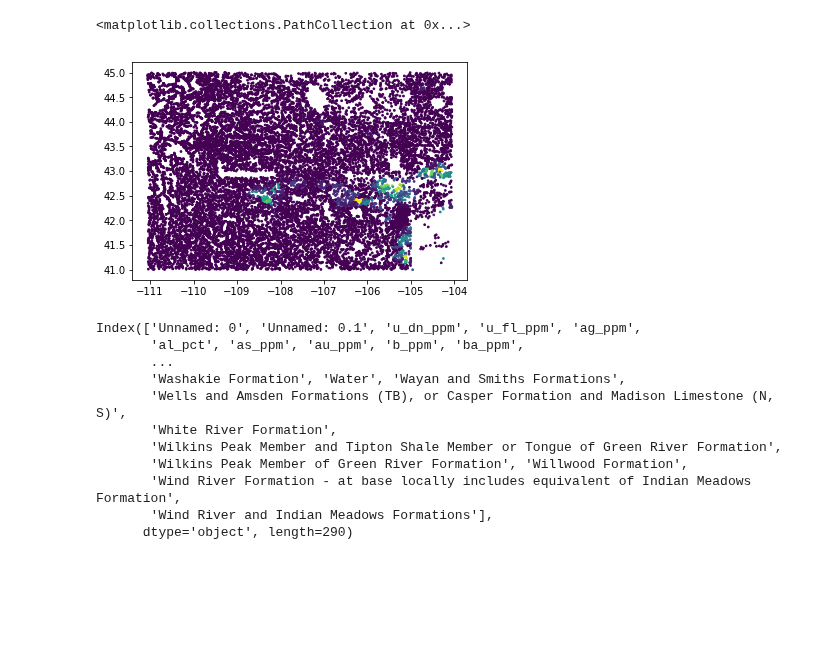
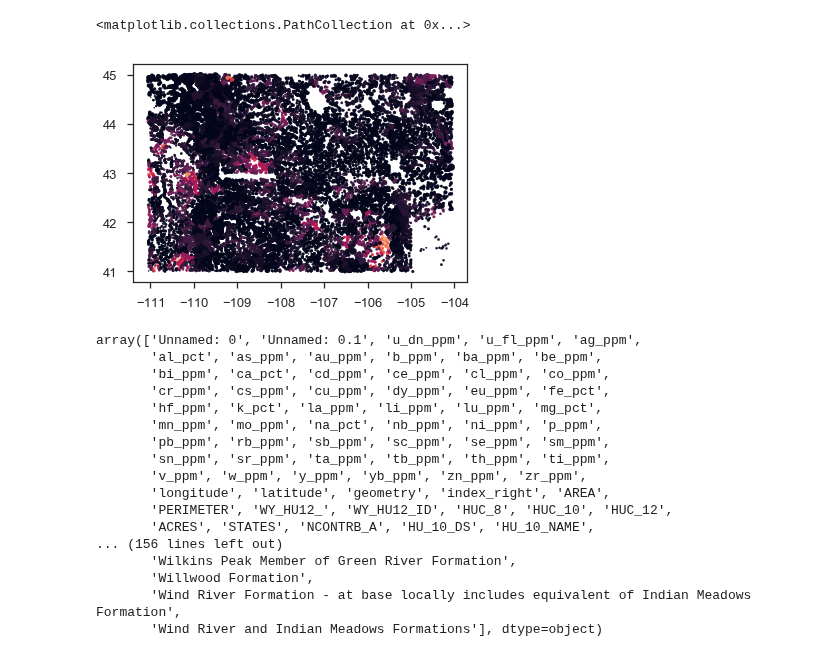
Before and after one commit to jessepisel/criticalandstrategic, a Jupyter notebook: Critical and strategic EDA with formations.ipynb, the cells around one changed output. Drawn from its saved outputs; the diff is of its cells as text; code cells hidden in the pictures; blank space fills up the shorter version.

```diff
--- a/Critical and strategic EDA with formations.ipynb
+++ b/Critical and strategic EDA with formations.ipynb
@@ -6,22 +8,28 @@ import matplotlib.pyplot as plt
 %matplotlib inline
 # %%
-data=pd.read_csv(r'J:\Geology\WSGS\hu_12_formations_points.csv')
+data=pd.read_csv(r'J:\Geology\WSGS\Projects\Critical Minerals\hu_12_formations_points.csv')
 # %%
-plt.scatter(data['longitude'], data['latitude'], s=3, c=data['White River Formation'])
+plt.scatter(data['longitude'], data['latitude'], s=data['co_ppm'], c=data['Alluvium and colluvium'])
 # %% [output]
 <matplotlib.collections.PathCollection at 0x...>
-[figure, old version]
+[figure, new version]
 # %%
-data.columns
+data.columns.values
 # %% [output]
-Index(['Unnamed: 0', 'Unnamed: 0.1', 'u_dn_ppm', 'u_fl_ppm', 'ag_ppm',
-       'al_pct', 'as_ppm', 'au_ppm', 'b_ppm', 'ba_ppm',
-       ...
-       'Washakie Formation', 'Water', 'Wayan and Smiths Formations',
-       'Wells and Amsden Formations (TB), or Casper Formation and Madison Limestone (N, S)',
-       'White River Formation',
-       'Wilkins Peak Member and Tipton Shale Member or Tongue of Green River Formation',
-       'Wilkins Peak Member of Green River Formation', 'Willwood Formation',
+array(['Unnamed: 0', 'Unnamed: 0.1', 'u_dn_ppm', 'u_fl_ppm', 'ag_ppm',
+       'al_pct', 'as_ppm', 'au_ppm', 'b_ppm', 'ba_ppm', 'be_ppm',
+       'bi_ppm', 'ca_pct', 'cd_ppm', 'ce_ppm', 'cl_ppm', 'co_ppm',
+       'cr_ppm', 'cs_ppm', 'cu_ppm', 'dy_ppm', 'eu_ppm', 'fe_pct',
+       'hf_ppm', 'k_pct', 'la_ppm', 'li_ppm', 'lu_ppm', 'mg_pct',
+       'mn_ppm', 'mo_ppm', 'na_pct', 'nb_ppm', 'ni_ppm', 'p_ppm',
+       'pb_ppm', 'rb_ppm', 'sb_ppm', 'sc_ppm', 'se_ppm', 'sm_ppm',
+       'sn_ppm', 'sr_ppm', 'ta_ppm', 'tb_ppm', 'th_ppm', 'ti_ppm',
+       'v_ppm', 'w_ppm', 'y_ppm', 'yb_ppm', 'zn_ppm', 'zr_ppm',
+       'longitude', 'latitude', 'geometry', 'index_right', 'AREA',
+       'PERIMETER', 'WY_HU12_', 'WY_HU12_ID', 'HUC_8', 'HUC_10', 'HUC_12',
+       'ACRES', 'STATES', 'NCONTRB_A', 'HU_10_DS', 'HU_10_NAME',
+... (156 lines left out)
+       'Wilkins Peak Member of Green River Formation',
+       'Willwood Formation',
        'Wind River Formation - at base locally includes equivalent of Indian Meadows Formation',
-       'Wind River and Indian Meadows Formations'],
-      dtype='object', length=290)
+       'Wind River and Indian Meadows Formations'], dtype=object)
```
Also changed, not shown: parts of 7 cells of this notebook.
